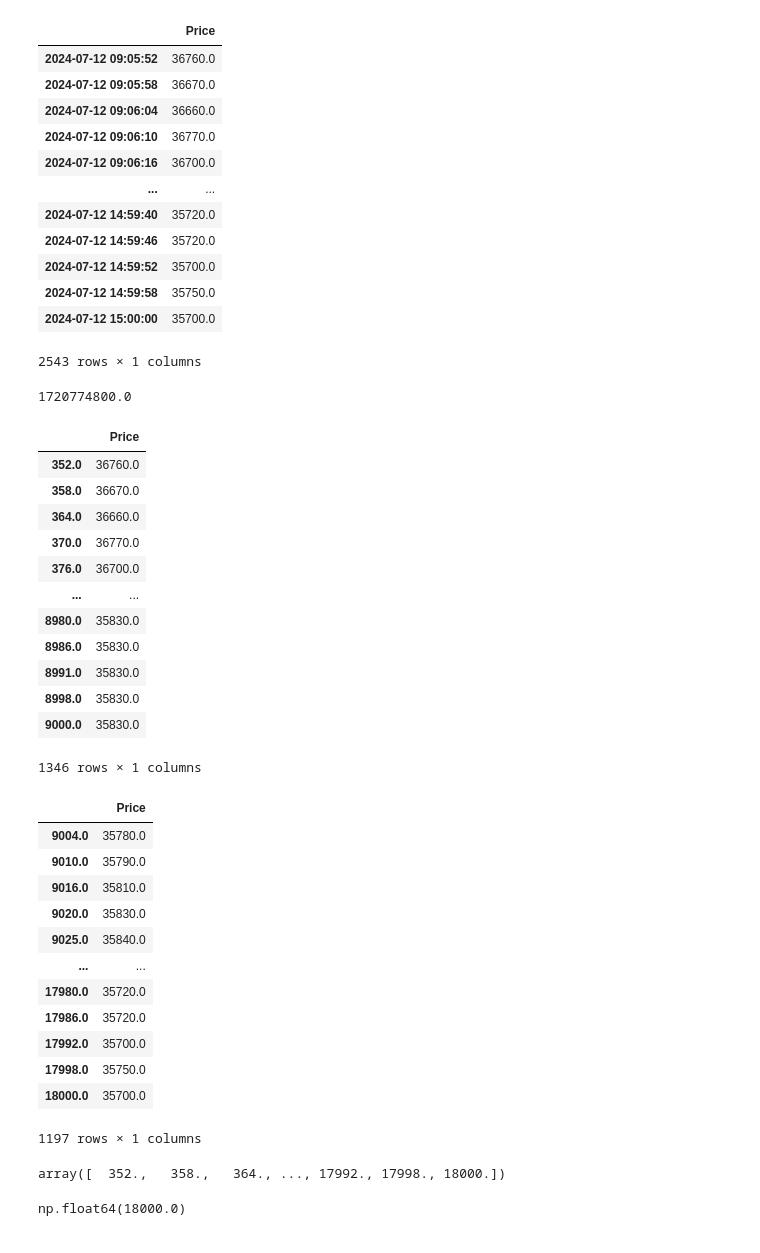
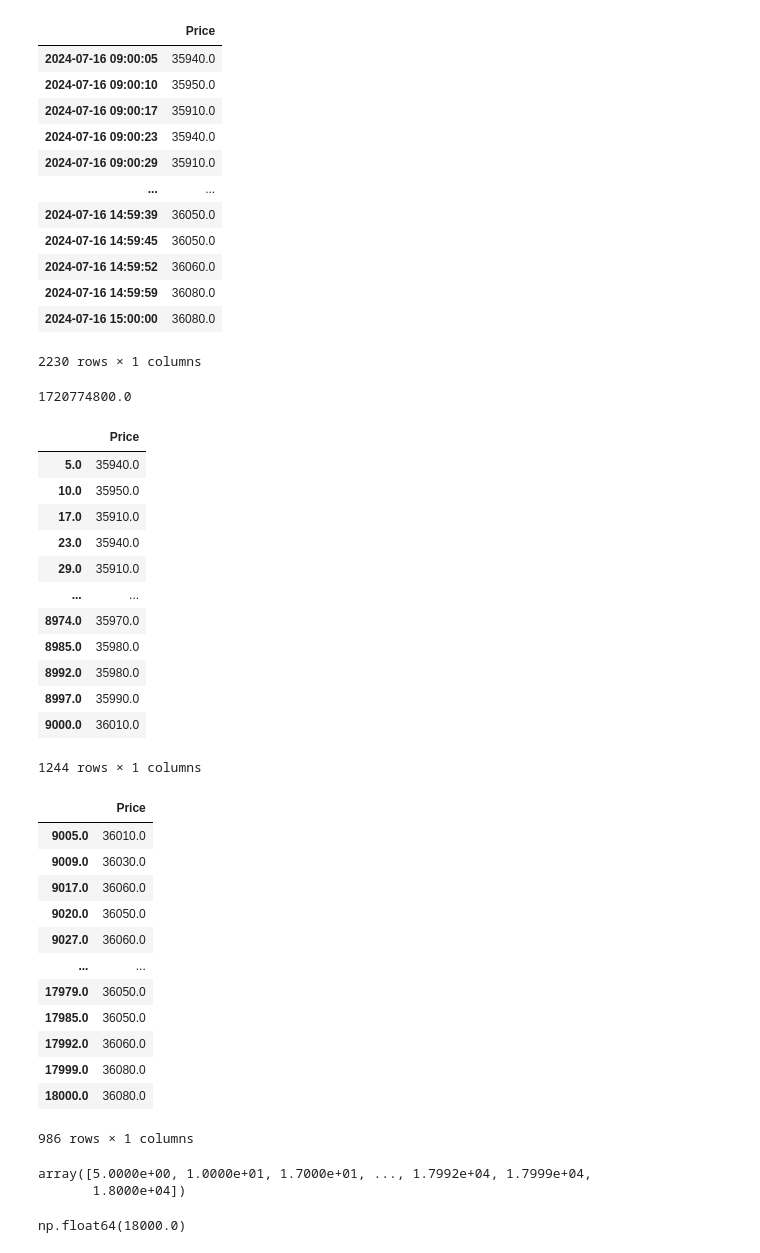
Before and after one commit to bitwalk123/stock-explorer, a Jupyter notebook: jupyter/realtime_fft_eval_001.ipynb, the cells around one changed output. Cells and saved outputs as stored; diff of their text form; code cells hidden in the pictures.

```diff
--- a/jupyter/realtime_fft_eval_001.ipynb
+++ b/jupyter/realtime_fft_eval_001.ipynb
@@ -5,23 +6,23 @@ import pandas as pd
 
 from scipy.interpolate import make_smoothing_spline
 # %%
-pkl = '../tmp/8035_2024-07-12.pkl'
+pkl = '../tmp/8035_2024-07-16.pkl'
 df0 = pd.read_pickle(pkl)
 df0
 # %% [output]
 |  | Price |
-| 2024-07-12 09:05:52 | 36760.0 |
-| 2024-07-12 09:05:58 | 36670.0 |
-| 2024-07-12 09:06:04 | 36660.0 |
-| 2024-07-12 09:06:10 | 36770.0 |
-| 2024-07-12 09:06:16 | 36700.0 |
+| 2024-07-16 09:00:05 | 35940.0 |
+| 2024-07-16 09:00:10 | 35950.0 |
+| 2024-07-16 09:00:17 | 35910.0 |
+| 2024-07-16 09:00:23 | 35940.0 |
+| 2024-07-16 09:00:29 | 35910.0 |
 | ... | ... |
-| 2024-07-12 14:59:40 | 35720.0 |
-| 2024-07-12 14:59:46 | 35720.0 |
-| 2024-07-12 14:59:52 | 35700.0 |
-| 2024-07-12 14:59:58 | 35750.0 |
-| 2024-07-12 15:00:00 | 35700.0 |
+| 2024-07-16 14:59:39 | 36050.0 |
+| 2024-07-16 14:59:45 | 36050.0 |
+| 2024-07-16 14:59:52 | 36060.0 |
+| 2024-07-16 14:59:59 | 36080.0 |
+| 2024-07-16 15:00:00 | 36080.0 |
-2543 rows × 1 columns
+2230 rows × 1 columns
 # %%
 date_str = str(df0.index[0].date())
 t1 = pd.to_datetime(date_str + ' 09:00:00')
@@ -37,36 +38,36 @@ df1.index = [(t - t1).total_seconds() for t in df1.index]
 df1
 # %% [output]
 |  | Price |
-| 352.0 | 36760.0 |
-| 358.0 | 36670.0 |
-| 364.0 | 36660.0 |
-| 370.0 | 36770.0 |
-| 376.0 | 36700.0 |
+| 5.0 | 35940.0 |
+| 10.0 | 35950.0 |
+| 17.0 | 35910.0 |
+| 23.0 | 35940.0 |
+| 29.0 | 35910.0 |
 | ... | ... |
-| 8980.0 | 35830.0 |
-| 8986.0 | 35830.0 |
-| 8991.0 | 35830.0 |
-| 8998.0 | 35830.0 |
-| 9000.0 | 35830.0 |
+| 8974.0 | 35970.0 |
+| 8985.0 | 35980.0 |
+| 8992.0 | 35980.0 |
+| 8997.0 | 35990.0 |
+| 9000.0 | 36010.0 |
-1346 rows × 1 columns
+1244 rows × 1 columns
 # %%
 df2 = df0.loc[df0.index[df0.index > t_mid]]
 df2.index = [(t - t2).total_seconds() for t in df2.index]
 df2
 # %% [output]
 |  | Price |
-| 9004.0 | 35780.0 |
-| 9010.0 | 35790.0 |
-| 9016.0 | 35810.0 |
-| 9020.0 | 35830.0 |
-| 9025.0 | 35840.0 |
+| 9005.0 | 36010.0 |
+| 9009.0 | 36030.0 |
+| 9017.0 | 36060.0 |
+| 9020.0 | 36050.0 |
+| 9027.0 | 36060.0 |
 | ... | ... |
-| 17980.0 | 35720.0 |
-| 17986.0 | 35720.0 |
-| 17992.0 | 35700.0 |
-| 17998.0 | 35750.0 |
-| 18000.0 | 35700.0 |
+| 17979.0 | 36050.0 |
+| 17985.0 | 36050.0 |
+| 17992.0 | 36060.0 |
+| 17999.0 | 36080.0 |
+| 18000.0 | 36080.0 |
-1197 rows × 1 columns
+986 rows × 1 columns
 # %%
 df3 = pd.concat([df1, df2])
 dict_data = dict()
@@ -86,7 +87,8 @@ x = np.array([x for x in df4.index])
 y = np.array(df4['Price'])
 x
 # %% [output]
-array([  352.,   358.,   364., ..., 17992., 17998., 18000.])
+array([5.0000e+00, 1.0000e+01, 1.7000e+01, ..., 1.7992e+04, 1.7999e+04,
+       1.8000e+04])
 # %%
 x[len(x) - 1]
 # %% [output]
```
Also changed, not shown: parts of 15 cells of this notebook.
